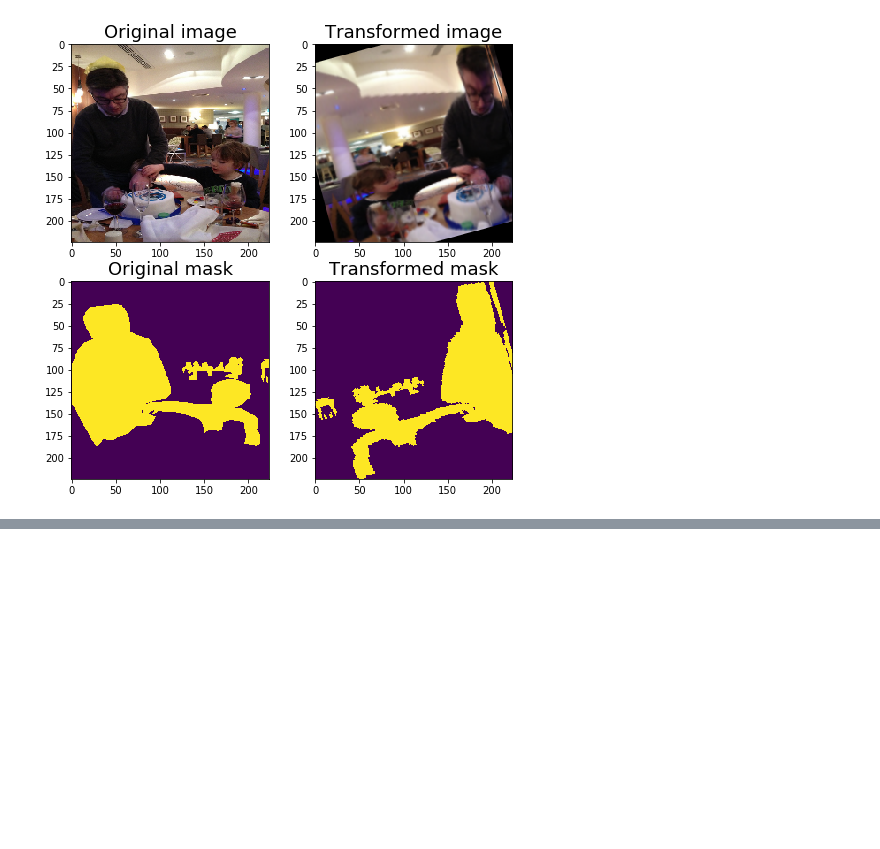
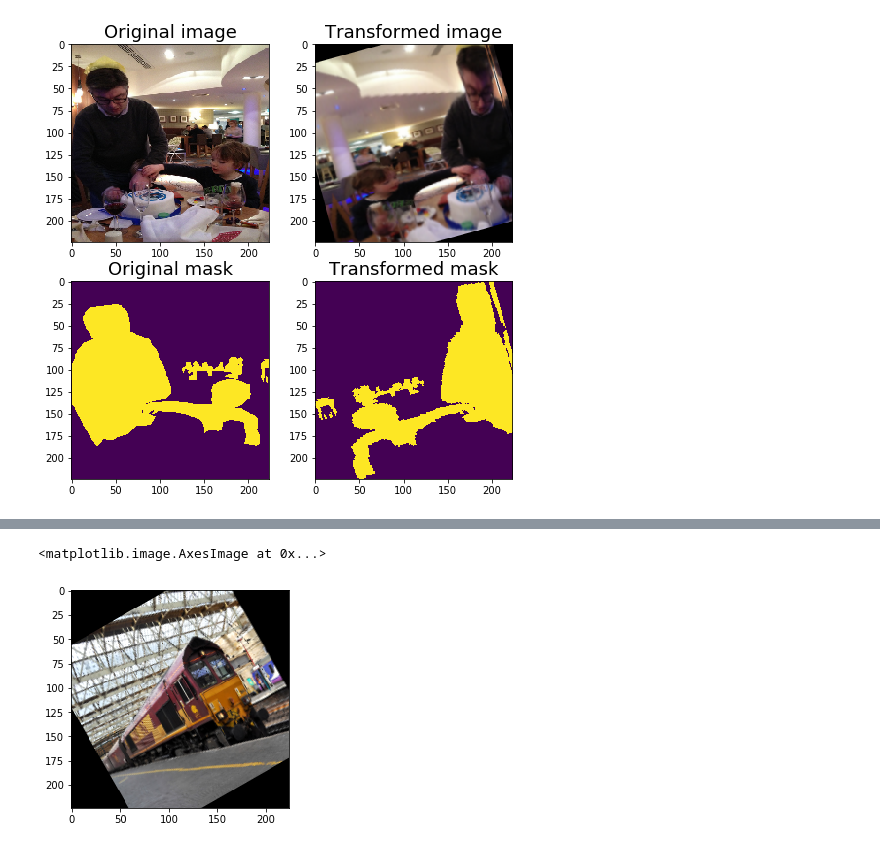
Before and after one commit to mattroz/mobilenet_segmentation, a Jupyter notebook: coco_segmentation_test.ipynb, the cells around one changed output, grey strips where cells are left out. Cells and saved outputs as stored; diff of their text form; code cells hidden in the pictures; blank space fills up the shorter version.

```diff
--- a/coco_segmentation_test.ipynb
+++ b/coco_segmentation_test.ipynb
@@ -350,0 +353,12 @@ visualize(image_light, mask_light, original_image=image, original_mask=mask)
+# %%
+train_gen = COCODataLoader(path_to_annotations='/home/matsvei.rozanau/hdd/datasets/coco_dataset/annotations/instances_train2017.json',
+                   path_to_images='/home/matsvei.rozanau/hdd/datasets/coco_dataset/train2017/',
+                   batch_size=32,
+                   resize=(224,224),
+                   augmentations=True)
+
+val_gen = COCODataLoader(path_to_annotations='/home/matsvei.rozanau/hdd/datasets/coco_dataset/annotations/instances_val2017.json',
+                   path_to_images='/home/matsvei.rozanau/hdd/datasets/coco_dataset/val2017/',
+                   batch_size=32,
+                   resize=(224,224),
+                   augmentations=True)
@@ -350,0 +374,7 @@ visualize(image_light, mask_light, original_image=image, original_mask=mask)
+# %%
+batch = val_gen[2]
+# %%
+plt.imshow(batch[0][16])
+# %% [output]
+<matplotlib.image.AxesImage at 0x...>
+[figure, added]
```
Also changed, not shown: parts of 3 cells of this notebook.
